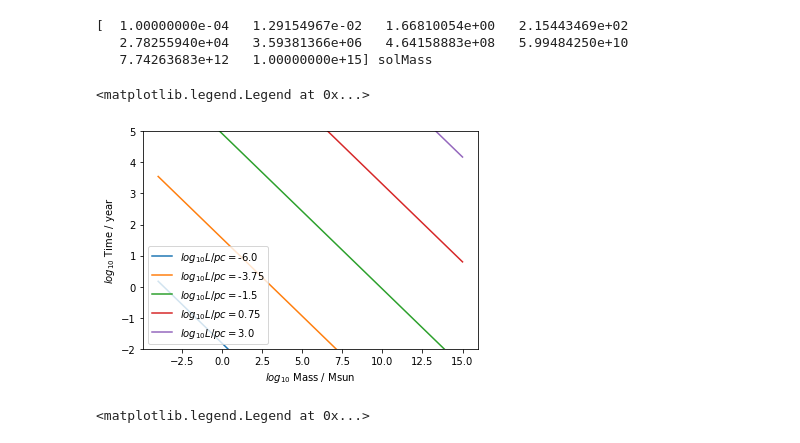
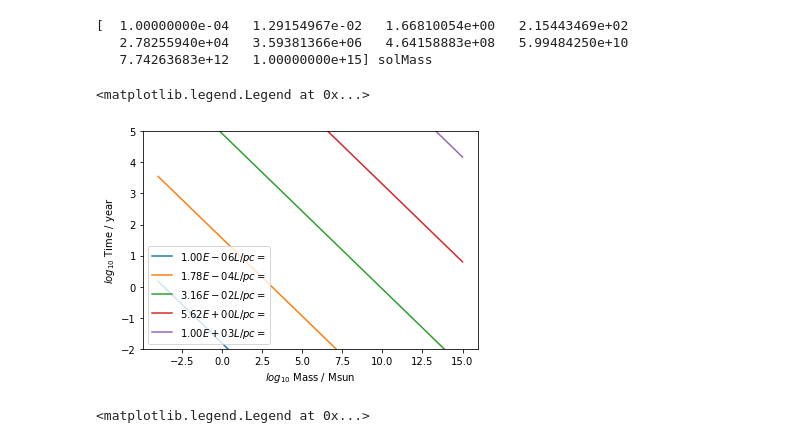
Before and after one commit to forero/DeepTimeAstronomy, a Jupyter notebook: code/timescales.ipynb, the cells around one changed output. Drawn from its saved outputs; the diff is of its cells as text; code cells hidden in the pictures.

Commit message:
time

```diff
--- a/code/timescales.ipynb
+++ b/code/timescales.ipynb
@@ -15,15 +15,16 @@ print(mass)
 # %%
 for l in long:
     time = np.sqrt(1.0/(c.G * (mass/l**3))).to(u.year)
     #print(time)
-    plt.plot(np.log10(mass/u.solMass), np.log10(time/u.year), label='$log_{10} L/pc=$' +'{}'.format(np.log10(l/u.parsec)))
+    plt.plot(np.log10(mass/u.solMass), np.log10(time/u.year), label='${:.2E} L/pc=$'.format((l/u.parsec)))
 plt.ylim([-2,5])
 plt.xlabel('$log_{10}$ Mass / Msun')
 plt.ylabel('$log_{10}$ Time / year')
 plt.legend()
+#useful for galaxy dynamics
 # %% [output]
 <matplotlib.legend.Legend at 0x...>
-[figure, old version]
+[figure, new version]
 # %%
 velocity = np.logspace(0,4,10) * u.km/u.s
 time = np.logspace(1,4,5) * u.year
```
Also changed, not shown: parts of 1 cell of this notebook.
